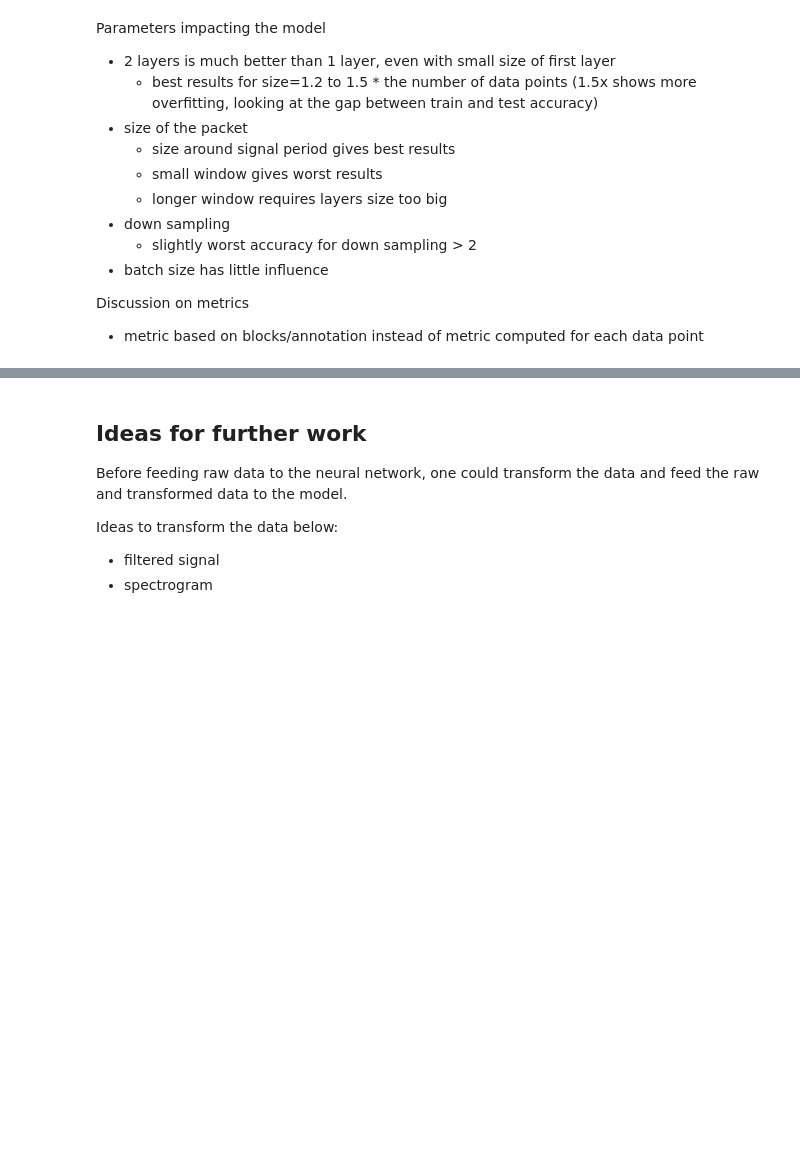
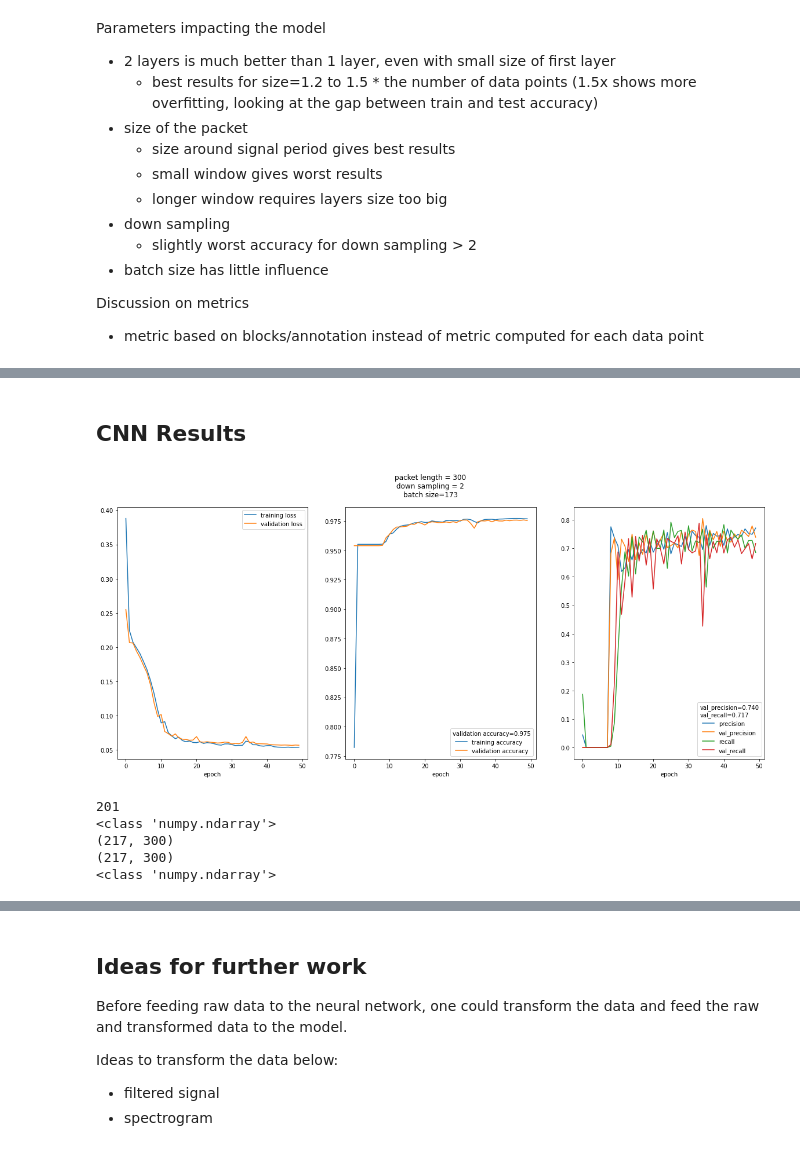
Before and after one commit to Ludwighaffen/Electrocardiogram_analysis, a Jupyter notebook: CAS-M6_project_electrocardiogram_local.ipynb, the cells around one changed output, grey strips where cells are left out. Drawn from its saved outputs; the diff is of its cells as text; code cells hidden in the pictures; blank space fills up the shorter version.

```diff
--- a/CAS-M6_project_electrocardiogram_local.ipynb
+++ b/CAS-M6_project_electrocardiogram_local.ipynb
@@ -367,0 +445,7 @@ hist = model.fit(x=train_x_rs,
+# %%
+# test the model accuracy
+hist = model_cnn.fit(x=train_x_rs,
+                 y=train_y_rs,
+                 epochs=50,
+                 batch_size=int(train_idx_count/5),
+                 validation_data=(test_x_rs, test_y_rs))
@@ -367,0 +470,60 @@ hist = model.fit(x=train_x_rs,
+# %% [markdown]
+## CNN Results
+# %%
+# %% PLOT RESULTS
+batch_size = int(train_idx_count/5)
+"""N.B.: hist.params['batch_size'] does not work on Thermo's PC"""
+fig, axs = plt.subplots(1, 3, figsize=(20,8))
+axs[0].plot(hist.epoch, hist.history['loss'])
+axs[0].plot(hist.epoch, hist.history['val_loss'])
+axs[0].legend(('training loss', 'validation loss'), loc='upper right')
+axs[0].set_xlabel('epoch')
+
+axs[1].plot(hist.epoch, hist.history['binary_accuracy'])
+axs[1].plot(hist.epoch, hist.history['val_binary_accuracy'])
+axs[1].legend(('training accuracy', 'validation accuracy'),
+              title=f"validation accuracy={hist.history['val_binary_accuracy'][-1]:.3f}",
+              loc='lower right')
+axs[1].set_xlabel('epoch')
+
+axs[2].plot(hist.epoch, hist.history['precision'])
+axs[2].plot(hist.epoch, hist.history['val_precision'])
+axs[2].plot(hist.epoch, hist.history['recall'])
+axs[2].plot(hist.epoch, hist.history['val_recall'])
+axs[2].legend(('precision', 'val_precision',
+               'recall', 'val_recall'),
+              title=f"val_precision={hist.history['val_precision'][-1]:.3f}\n"
+              f"val_recall={hist.history['val_recall'][-1]:.3f}",
+              loc='lower right')
+axs[2].set_xlabel('epoch')
+
+fig.suptitle(f"packet length = {sample_size}\n"
+             f"down sampling = {down_sampling}\n"
+             f"batch size={batch_size}")
+plt.show()
+# %% [output]
+[figure, added]
+# %%
+# %% EXAMINE RESULTS
+from ipywidgets import interact
+
+data = np.asarray(test_x_rs[..., -1])
+data_ann = np.asarray(test_y_rs[..., -1])
+pred_test = np.asarray(model.predict(data)[..., -1])
+
+n_rows = 4
+n_cols = 4
+n_plots = n_rows * n_cols
+
+print(data.shape[0]-n_plots)
+
+# print(type(data))
+# print(data_ann.shape)
+# print(pred_test.shape)
+# print(type(pred_test))
+# %% [output]
+201
+<class 'numpy.ndarray'>
+(217, 300)
+(217, 300)
+<class 'numpy.ndarray'>
```
Also changed, not shown: parts of 7 cells of this notebook, 2 other files.
